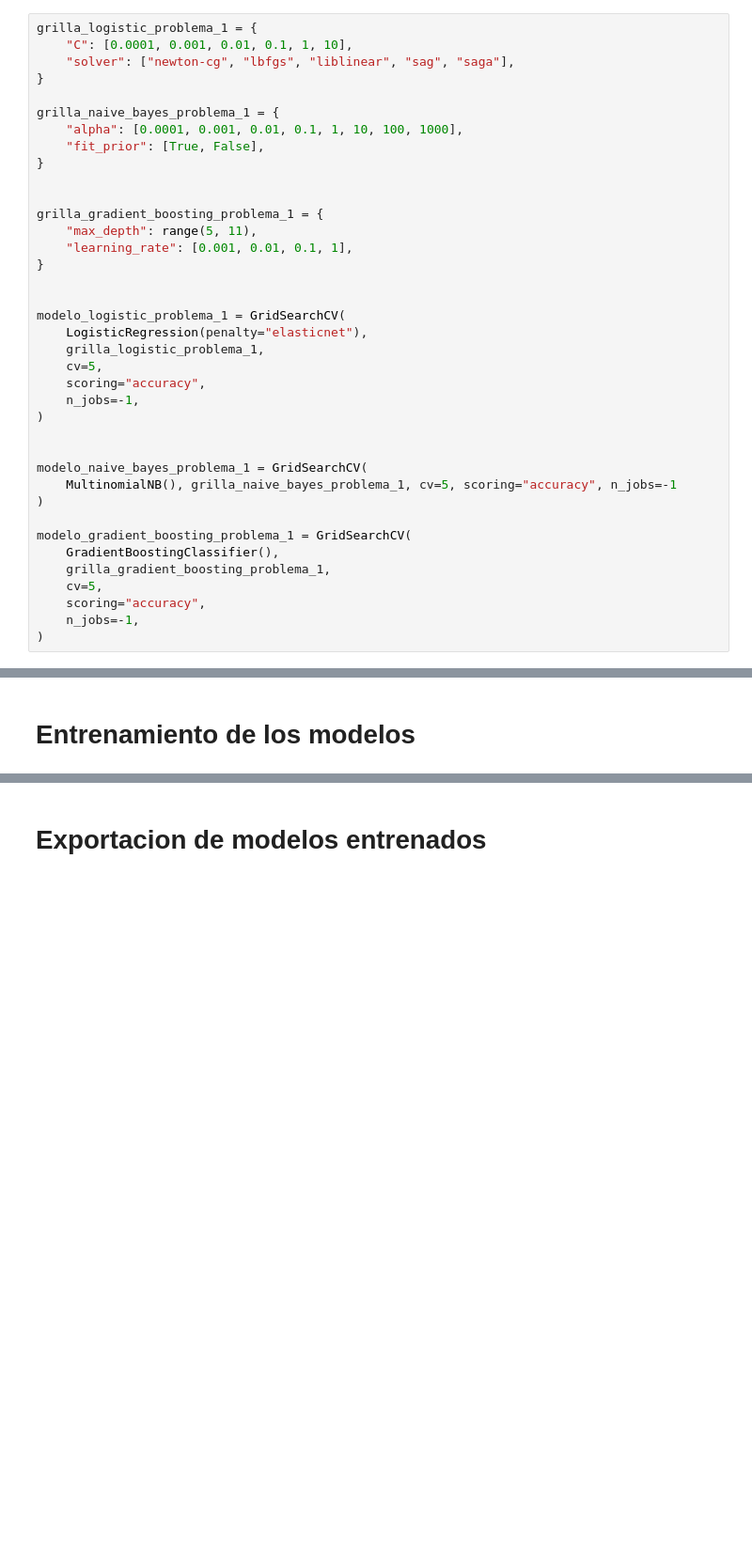
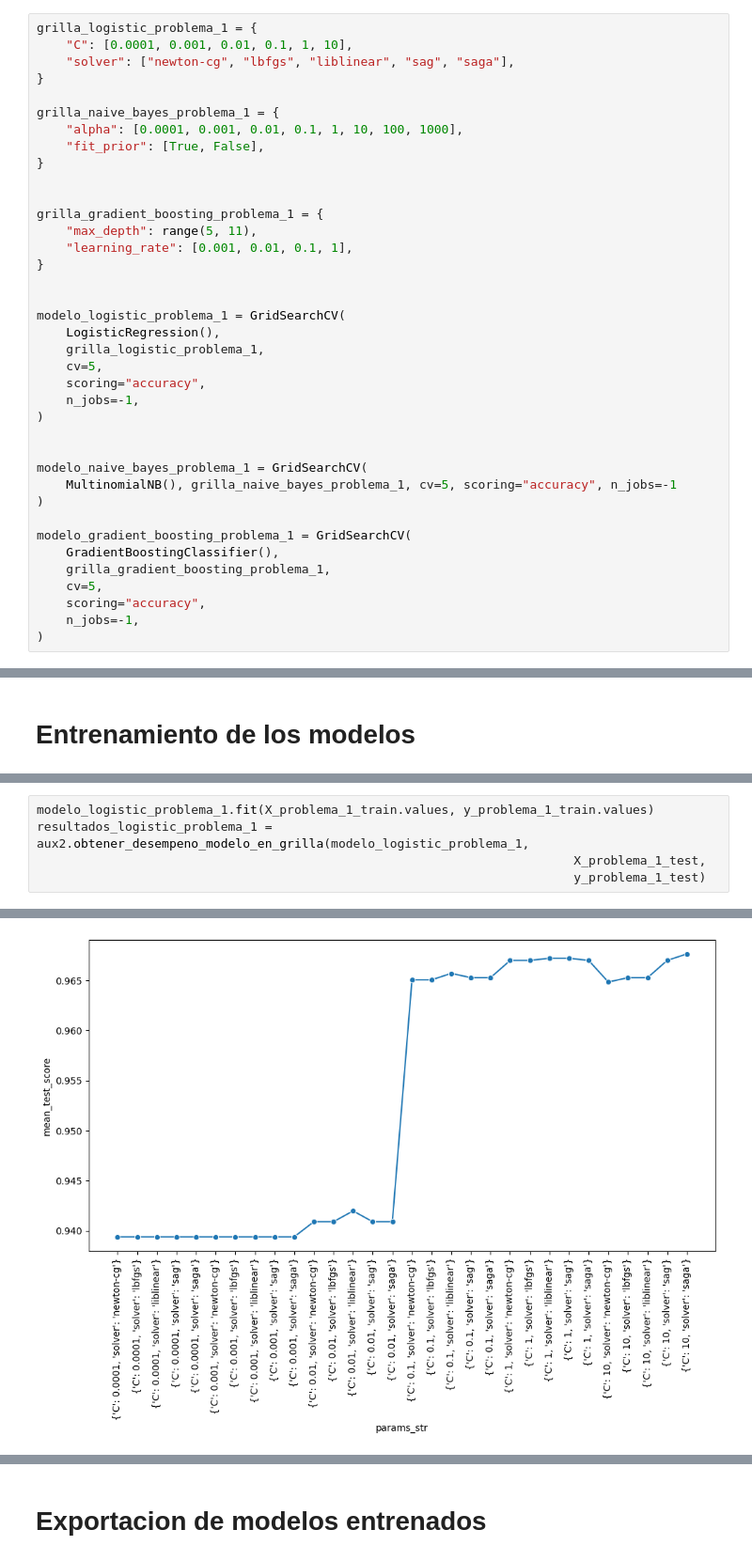
Before and after one commit to JavierRojas14/personal, a Jupyter notebook: G56/machine-learning/prueba/prueba_2/hito_2/javierrojas-prueba-2-hito-2.ipynb, the cells around one changed output, grey strips where cells are left out. Shown at 94% size. Drawn from its saved outputs; the diff is of its cells as text; blank space fills up the shorter version.

Commit message:
Entrena modelo de regresion logistica

```diff
--- a/G56/machine-learning/prueba/prueba_2/hito_2/javierrojas-prueba-2-hito-2.ipynb
+++ b/G56/machine-learning/prueba/prueba_2/hito_2/javierrojas-prueba-2-hito-2.ipynb
@@ -187,7 +187,7 @@ grilla_gradient_boosting_problema_1 = {
 
 
 modelo_logistic_problema_1 = GridSearchCV(
-    LogisticRegression(penalty="elasticnet"),
+    LogisticRegression(),
     grilla_logistic_problema_1,
     cv=5,
     scoring="accuracy",
@@ -309,0 +312,6 @@ y_problema_2_test = df_final_val["violent"]
+# %%
+modelo_logistic_problema_1.fit(X_problema_1_train.values, y_problema_1_train.values)
+resultados_logistic_problema_1 = aux2.obtener_desempeno_modelo_en_grilla(modelo_logistic_problema_1,
+                                                                         X_problema_1_test,
+                                                                         y_problema_1_test)
+# %% [output]
@@ -309,0 +320 @@ y_problema_2_test = df_final_val["violent"]
+[figure, added]
```
Also changed, not shown: parts of 4 cells of this notebook.
